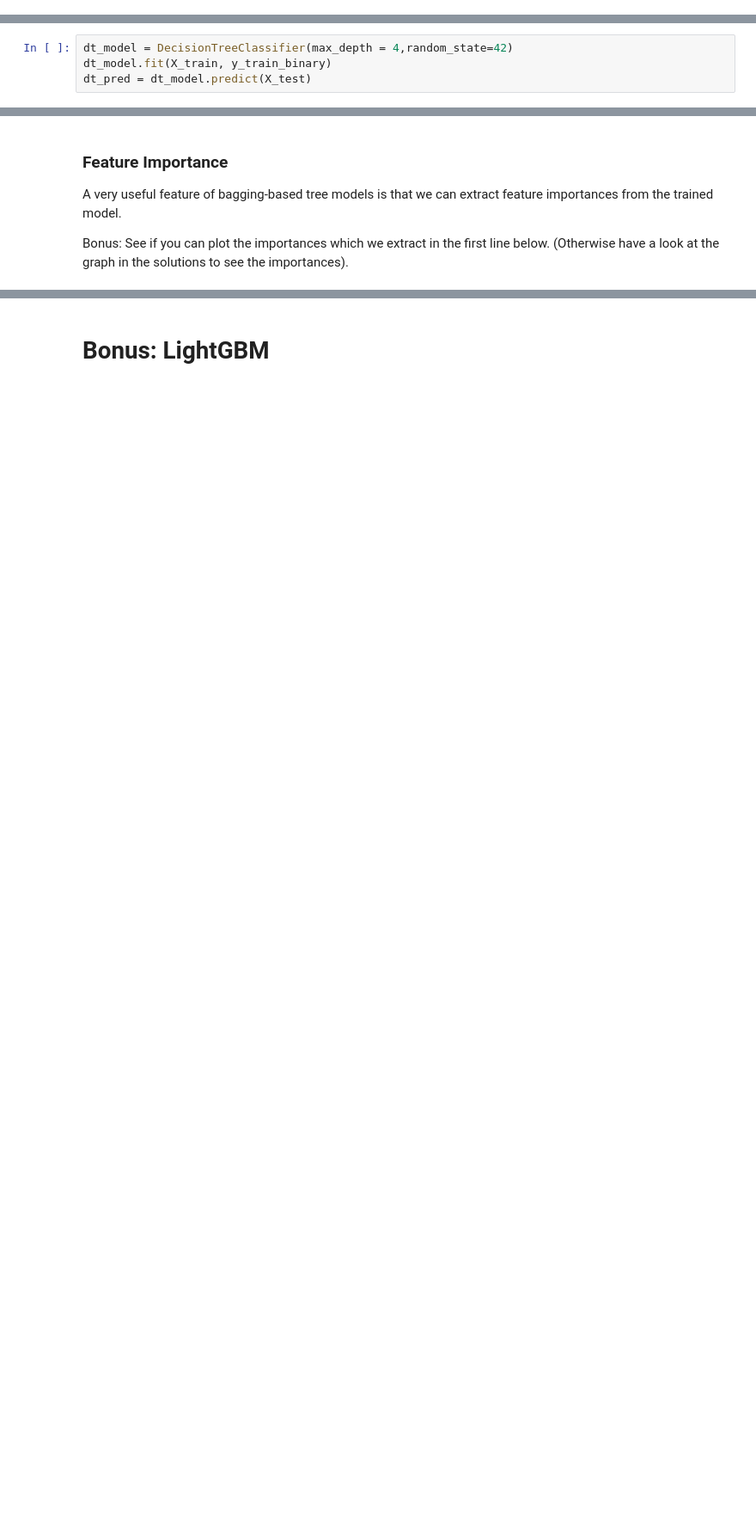
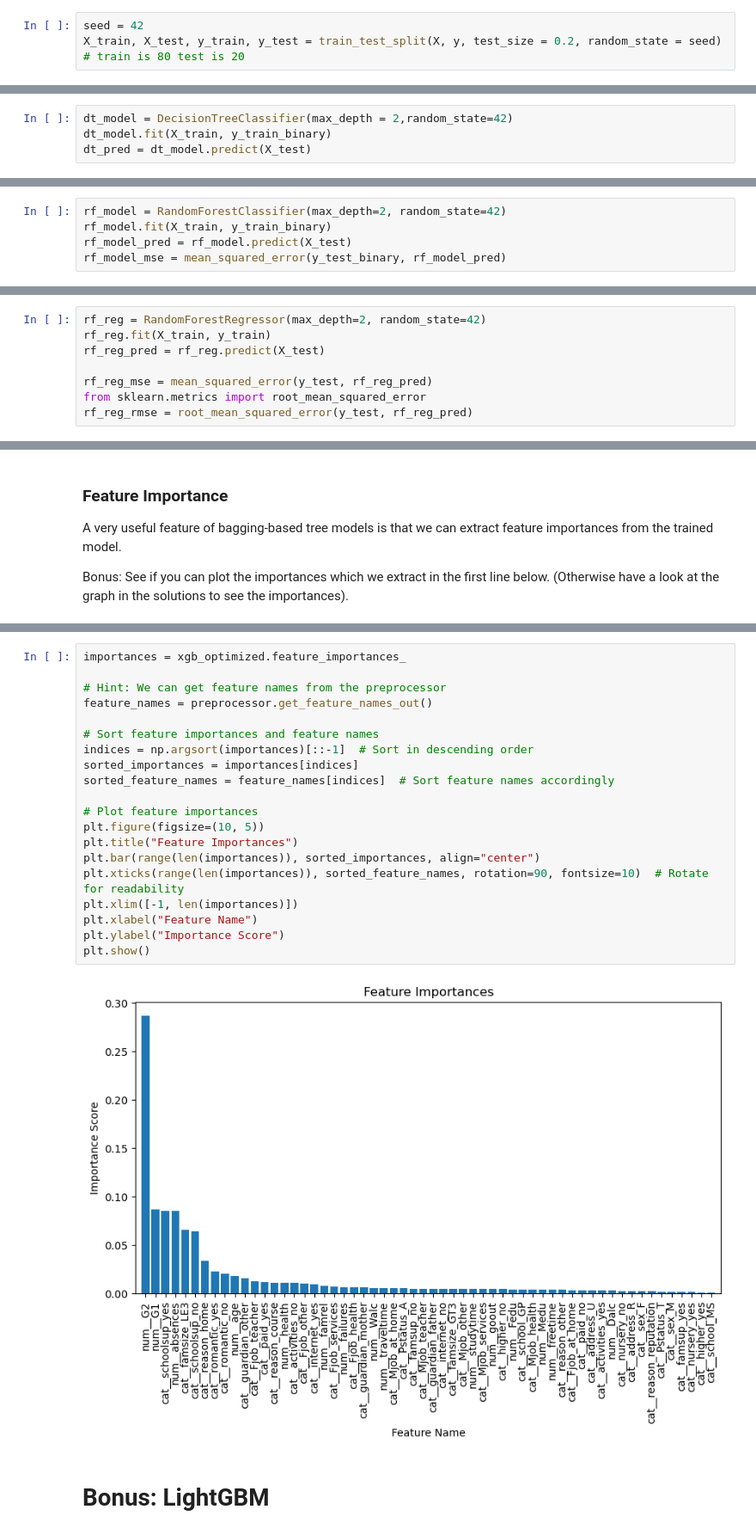
Before and after one commit to mona-borth/Hertie_ML_2025_Labs, a Jupyter notebook: lab5.ipynb, the cells around one changed output, grey strips where cells are left out. Shown at 86% size. Drawn from its saved outputs; the diff is of its cells as text; blank space fills up the shorter version.

```diff
--- a/lab5.ipynb
+++ b/lab5.ipynb
@@ -36,6 +38,9 @@ y = data['G3']
 ### Split data into training and test sets
 
 As always we split the data into a training and test set, this time with an 80/20 split. As we are going to use cross-validation we don't have to specify a validation set.
+# %%
+seed = 42
+X_train, X_test, y_train, y_test = train_test_split(X, y, test_size = 0.2, random_state = seed) # train is 80 test is 20
 # %% [markdown]
 We will be doing both regression and classification so we also store the binary variable denoting whether students passed or failed.
 # %%
@@ -68,7 +73,7 @@ X_test = preprocessor.transform(X_test)
 # %% [markdown]
 We start by fitting a very simple decision tree for the binary outcome. You can play around with the max_depth parameter and the plotting to get a sense of how decision trees are formed.
 # %%
-dt_model = DecisionTreeClassifier(max_depth = 4,random_state=42)
+dt_model = DecisionTreeClassifier(max_depth = 2,random_state=42)
 dt_model.fit(X_train, y_train_binary)
 dt_pred = dt_model.predict(X_test)
 # %%
@@ -126,3 +148,8 @@ plt.legend()
 Random Forest are an ensemble learning model which constructs multiple decision trees and combines their predictions to improve accuracy and reduce overfitting. It achieves robustness by training each tree on a random subset of the data and features, making it effective for both classification and regression tasks.
 
 We train Random Forests using the funciton RandomForestRegressor() and RandomForestClassifier(). Fit a regression to our continuose outcome y_train and calculate the MSE and RMSE.
+# %%
+rf_model = RandomForestClassifier(max_depth=2, random_state=42)
+rf_model.fit(X_train, y_train_binary)
+rf_model_pred = rf_model.predict(X_test)
+rf_model_mse = mean_squared_error(y_test_binary, rf_model_pred)
@@ -128,0 +160,8 @@ We train Random Forests using the funciton RandomForestRegressor() and RandomFor
+# %%
+rf_reg = RandomForestRegressor(max_depth=2, random_state=42)
+rf_reg.fit(X_train, y_train)
+rf_reg_pred = rf_reg.predict(X_test)
+
+rf_reg_mse = mean_squared_error(y_test, rf_reg_pred)
+from sklearn.metrics import root_mean_squared_error
+rf_reg_rmse = root_mean_squared_error(y_test, rf_reg_pred)
@@ -206,3 +287,25 @@ feature_names = preprocessor.get_feature_names_out()
+# %%
+importances = xgb_optimized.feature_importances_
+
+# Hint: We can get feature names from the preprocessor
+feature_names = preprocessor.get_feature_names_out()
+
+# Sort feature importances and feature names
+indices = np.argsort(importances)[::-1]  # Sort in descending order
+sorted_importances = importances[indices]
+sorted_feature_names = feature_names[indices]  # Sort feature names accordingly
+
+# Plot feature importances
+plt.figure(figsize=(10, 5))
+plt.title("Feature Importances")
+plt.bar(range(len(importances)), sorted_importances, align="center")
+plt.xticks(range(len(importances)), sorted_feature_names, rotation=90, fontsize=10)  # Rotate for readability
+plt.xlim([-1, len(importances)])
+plt.xlabel("Feature Name")
+plt.ylabel("Importance Score")
+plt.show()
+# %% [output]
+[figure, added]
 # %% [markdown]
 # Bonus: LightGBM
 # %%
```
Also changed, not shown: parts of 16 cells of this notebook.
